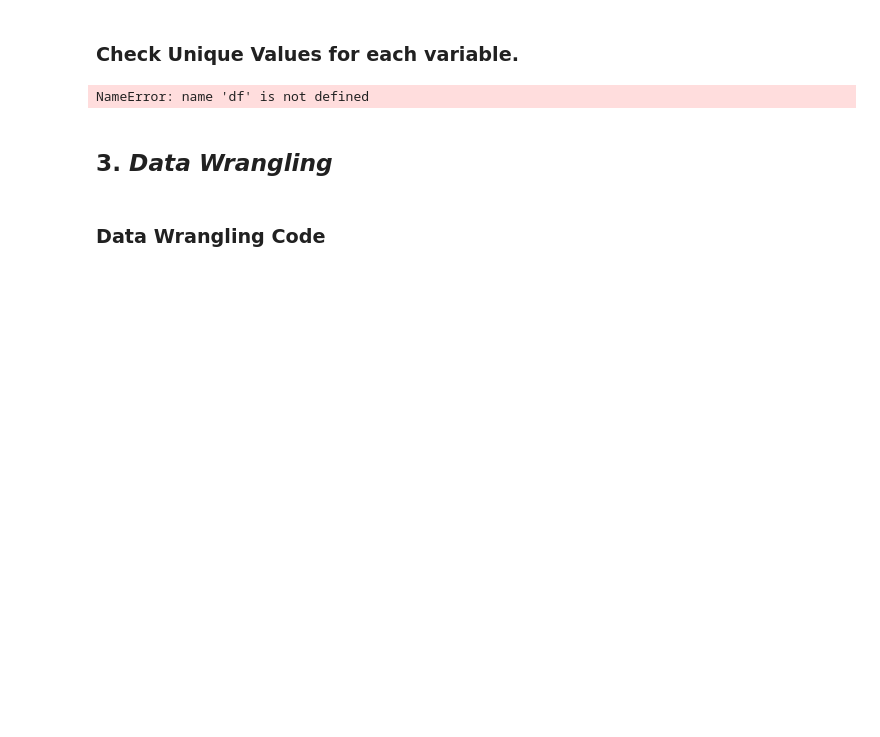
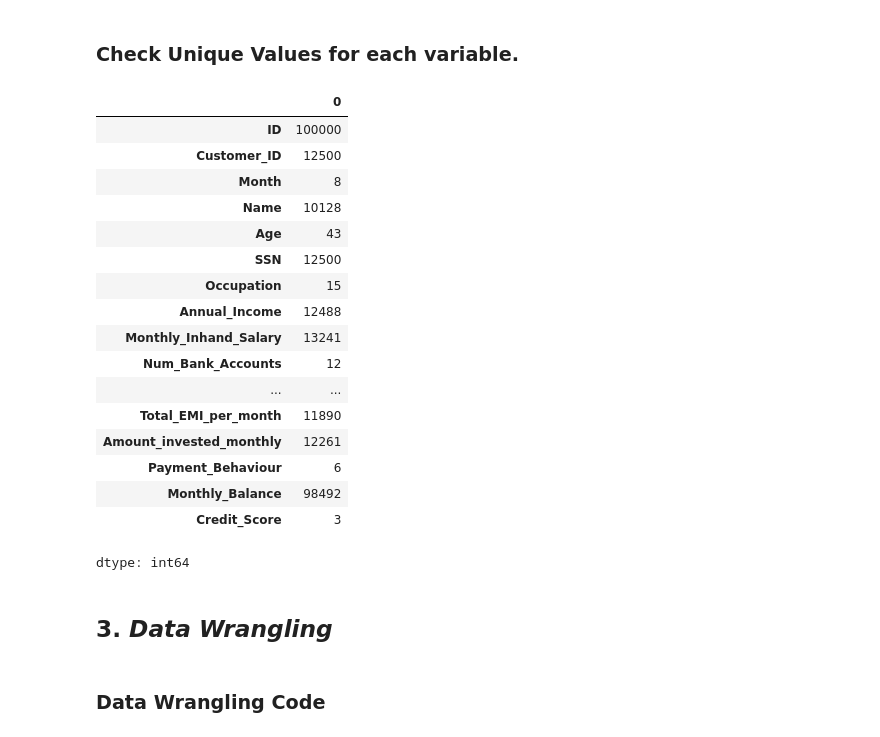
Before and after one commit to Haseena98/Paisabazaar-Banking-Fraud-Analysis, a Jupyter notebook: m2projectEDA_Submission_Template.ipynb, the cells around one changed output. Cells and saved outputs as stored; diff of their text form; code cells hidden in the pictures; blank space fills up the shorter version.

```diff
--- a/m2projectEDA_Submission_Template.ipynb
+++ b/m2projectEDA_Submission_Template.ipynb
@@ -167,9 +167,26 @@ Answer Here![image.png](embedded-picture-1)
 ### Check Unique Values for each variable.
 # %%
 # Check Unique Values for each variable.
-df.unique()
+df.nunique()
 # %% [output]
+|  | 0 |
+| ID | 100000 |
+| Customer_ID | 12500 |
+| Month | 8 |
+| Name | 10128 |
+| Age | 43 |
+| SSN | 12500 |
+| Occupation | 15 |
+| Annual_Income | 12488 |
+| Monthly_Inhand_Salary | 13241 |
+| Num_Bank_Accounts | 12 |
+| ... | ... |
+| Total_EMI_per_month | 11890 |
+| Amount_invested_monthly | 12261 |
+| Payment_Behaviour | 6 |
+| Monthly_Balance | 98492 |
+| Credit_Score | 3 |
-NameError: name 'df' is not defined
+dtype: int64
 # %% [markdown]
 ## 3. ***Data Wrangling***
 # %% [markdown]
```
